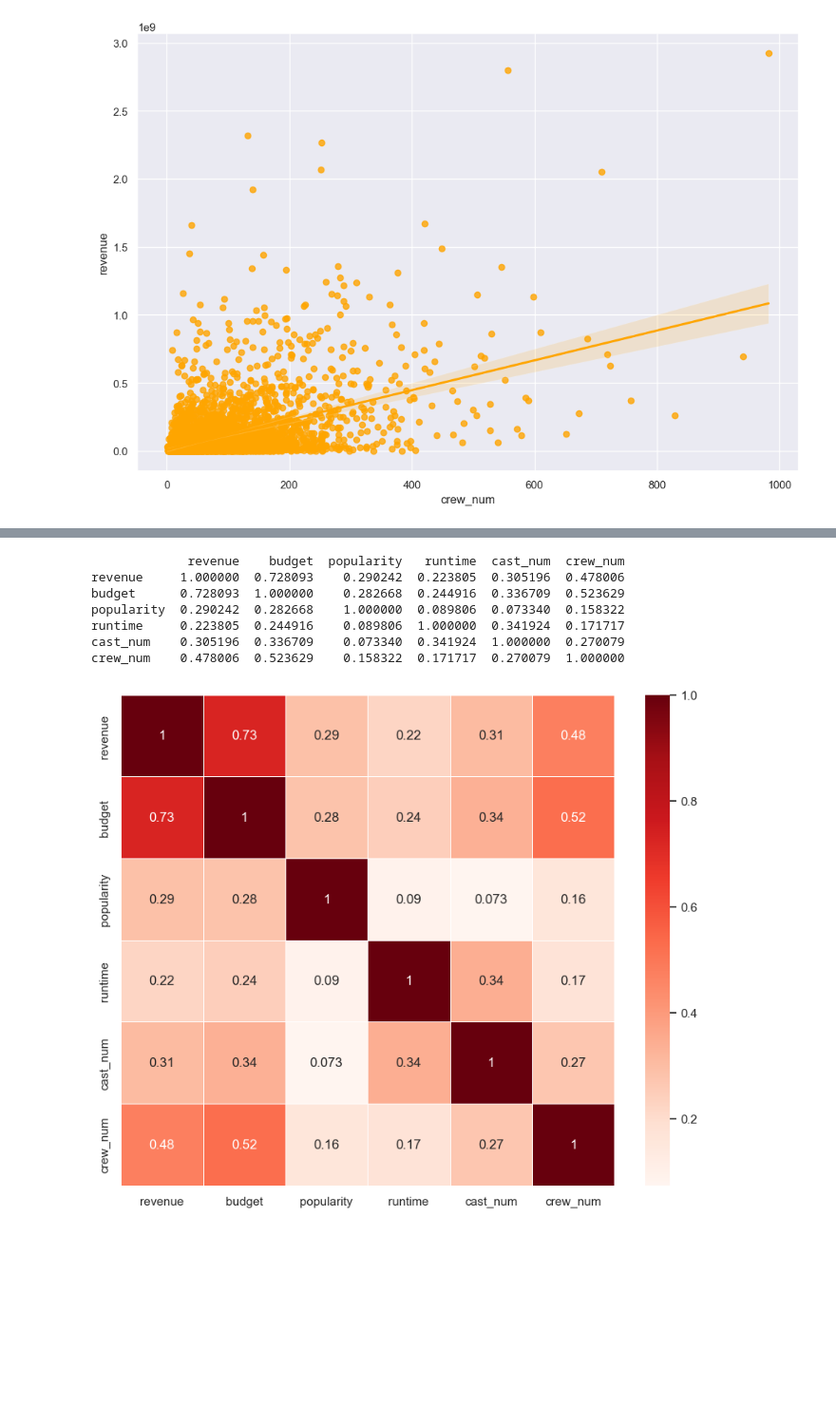
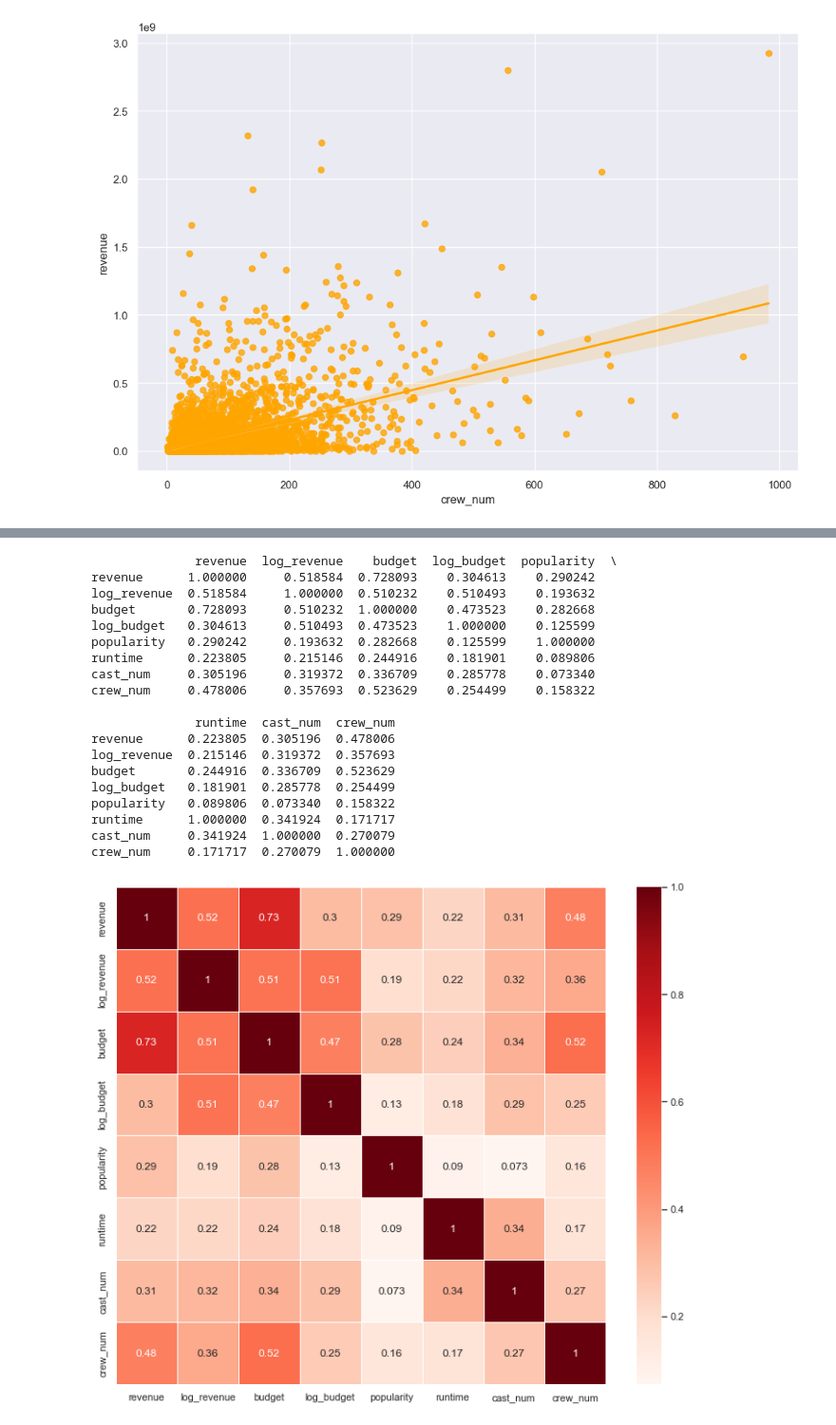
Before and after one commit to RyanYuanyang/TMDB-Movie-Prediction, a Jupyter notebook: DataAnalysis.ipynb, the cells around one changed output, grey strips where cells are left out. Shown at 95% size. Saved outputs shown, nothing was run; the diff lists cells and outputs as text; code cells hidden in the pictures; blank space fills up the shorter version.

```diff
--- a/DataAnalysis.ipynb
+++ b/DataAnalysis.ipynb
@@ -577,3 +577,8 @@ sns.regplot(x="crew_num", y="revenue", data = train_true, color = 'orange')
 # %% [output]
 <Axes: xlabel='crew_num', ylabel='revenue'>
 [figure]
+# %%
+#Add log revenue & log budget to data
+train_true['log_revenue'] = np.log1p(train['revenue'])
+train_true['log_budget'] = np.log1p(train['budget'])
+train_true.describe(include="all")
@@ -580,19 +651,31 @@ sns.regplot(x="crew_num", y="revenue", data = train_true, color = 'orange')
 # %%
-col = ['revenue','budget','popularity','runtime','cast_num','crew_num']
+col = ['revenue','log_revenue','budget','log_budget','popularity','runtime','cast_num','crew_num']
 
-plt.subplots(figsize=(10, 8))
+plt.subplots(figsize=(12, 10))
 
 corr = train_true[col].corr()
 
 sns.heatmap(corr, annot = True, xticklabels=col,yticklabels=col, linewidths=.5, cmap="Reds")
 
 print(corr)
 # %% [output]
-             revenue    budget  popularity   runtime  cast_num  crew_num
-revenue     1.000000  0.728093    0.290242  0.223805  0.305196  0.478006
-budget      0.728093  1.000000    0.282668  0.244916  0.336709  0.523629
-popularity  0.290242  0.282668    1.000000  0.089806  0.073340  0.158322
-runtime     0.223805  0.244916    0.089806  1.000000  0.341924  0.171717
-cast_num    0.305196  0.336709    0.073340  0.341924  1.000000  0.270079
-crew_num    0.478006  0.523629    0.158322  0.171717  0.270079  1.000000
+              revenue  log_revenue    budget  log_budget  popularity  \
+revenue      1.000000     0.518584  0.728093    0.304613    0.290242
+log_revenue  0.518584     1.000000  0.510232    0.510493    0.193632
+budget       0.728093     0.510232  1.000000    0.473523    0.282668
+log_budget   0.304613     0.510493  0.473523    1.000000    0.125599
+popularity   0.290242     0.193632  0.282668    0.125599    1.000000
+runtime      0.223805     0.215146  0.244916    0.181901    0.089806
+cast_num     0.305196     0.319372  0.336709    0.285778    0.073340
+crew_num     0.478006     0.357693  0.523629    0.254499    0.158322
+
+              runtime  cast_num  crew_num
+revenue      0.223805  0.305196  0.478006
+log_revenue  0.215146  0.319372  0.357693
+budget       0.244916  0.336709  0.523629
+log_budget   0.181901  0.285778  0.254499
+popularity   0.089806  0.073340  0.158322
+runtime      1.000000  0.341924  0.171717
+cast_num     0.341924  1.000000  0.270079
+crew_num     0.171717  0.270079  1.000000
-[figure, old version]
+[figure, new version]
```
Also changed, not shown: parts of 12 cells of this notebook.
